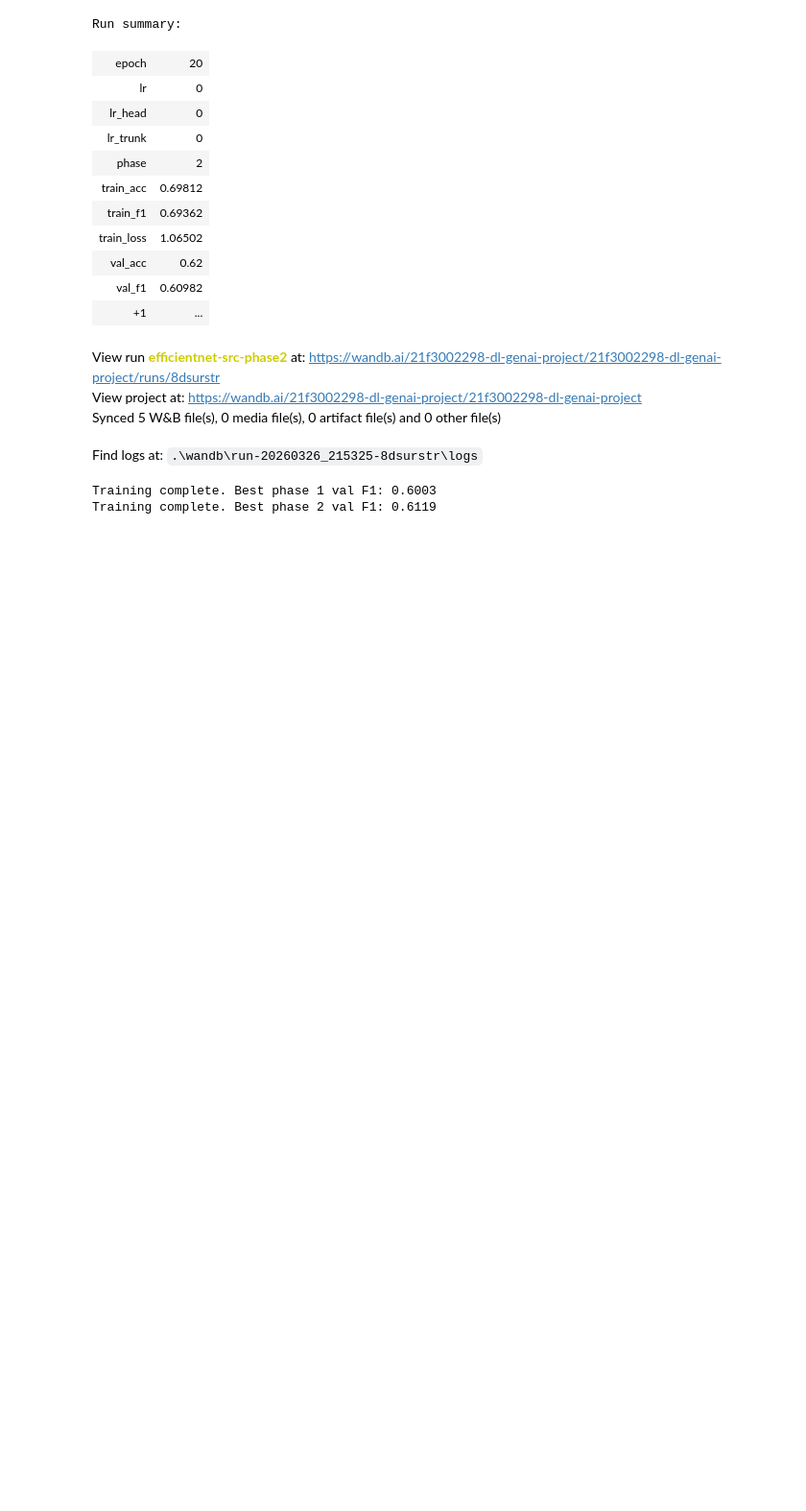
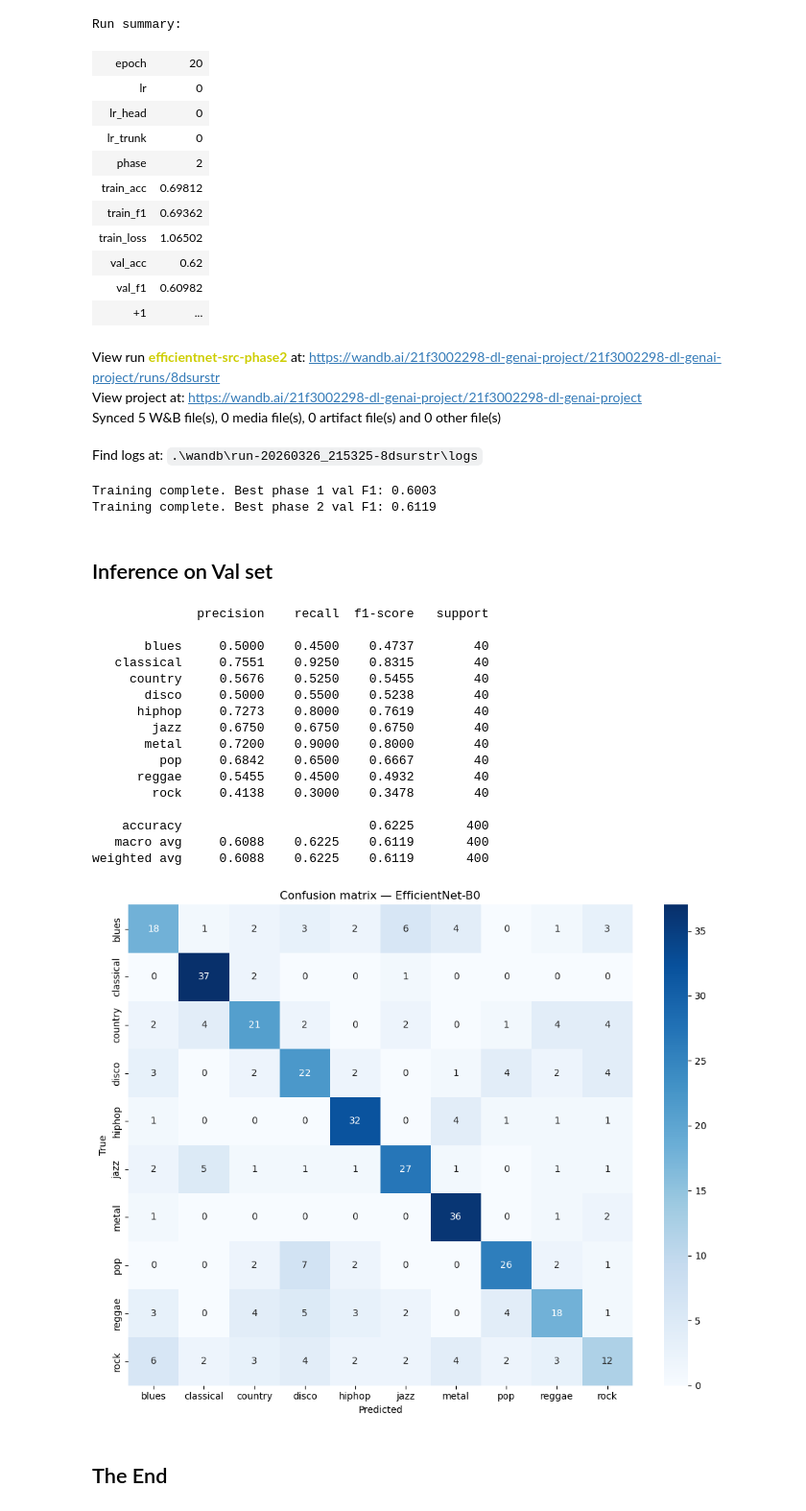
Before and after one commit to Rohhnn/music-genre-classifier, a Jupyter notebook: scripts/train_efficientB.ipynb, the cells around one changed output. Shown at 96% size. Cells and saved outputs as stored; diff of their text form; code cells hidden in the pictures; blank space fills up the shorter version.

```diff
--- a/scripts/train_efficientB.ipynb
+++ b/scripts/train_efficientB.ipynb
@@ -456,3 +455,59 @@ Synced 5 W&B file(s), 0 media file(s), 0 artifact file(s) and 0 other file(s)
 Find logs at: .\wandb\run-20260326_215325-8dsurstr\logs
 Training complete. Best phase 1 val F1: 0.6003
 Training complete. Best phase 2 val F1: 0.6119
+# %% [markdown]
+## Inference on Val set
+# %%
+import torch
+import seaborn as sns
+import matplotlib.pyplot as plt
+from sklearn.metrics import classification_report, confusion_matrix
+
+GENRES = ["blues", "classical", "country", "disco", "hiphop",
+          "jazz", "metal", "pop", "reggae", "rock"]
+DEVICE = torch.device("cuda" if torch.cuda.is_available() else "cpu")
+
+model.load_state_dict(torch.load("../models/efficientnet_src_phase2_best.pth",
+                                 map_location=DEVICE, weights_only=True))
+model = model.to(DEVICE)
+model.eval()
+
+all_preds, all_labels = [], []
+with torch.no_grad():
+    for inputs, labels in val_loader:
+        outputs = model(inputs.to(DEVICE))
+        all_preds.extend(outputs.argmax(dim=1).detach().cpu().numpy())
+        all_labels.extend(labels.numpy())
+
+print(classification_report(all_labels, all_preds, target_names=GENRES, digits=4))
+
+cm = confusion_matrix(all_labels, all_preds)
+fig, ax = plt.subplots(figsize=(10, 8))
+sns.heatmap(cm, annot=True, fmt="d", cmap="Blues",
+            xticklabels=GENRES, yticklabels=GENRES, ax=ax)
+ax.set_xlabel("Predicted")
+ax.set_ylabel("True")
+ax.set_title("Confusion matrix — EfficientNet-B0")
+plt.tight_layout()
+plt.savefig("../models/confusion_matrix_efficientnet.png", dpi=150)
+plt.show()
+# %% [output]
+              precision    recall  f1-score   support
+
+       blues     0.5000    0.4500    0.4737        40
+   classical     0.7551    0.9250    0.8315        40
+     country     0.5676    0.5250    0.5455        40
+       disco     0.5000    0.5500    0.5238        40
+      hiphop     0.7273    0.8000    0.7619        40
+        jazz     0.6750    0.6750    0.6750        40
+       metal     0.7200    0.9000    0.8000        40
+         pop     0.6842    0.6500    0.6667        40
+      reggae     0.5455    0.4500    0.4932        40
+        rock     0.4138    0.3000    0.3478        40
+
+    accuracy                         0.6225       400
+   macro avg     0.6088    0.6225    0.6119       400
+weighted avg     0.6088    0.6225    0.6119       400
+[figure, added]
+# %% [markdown]
+## The End
```
Also changed, not shown: parts of 3 cells of this notebook, 8 other files.
